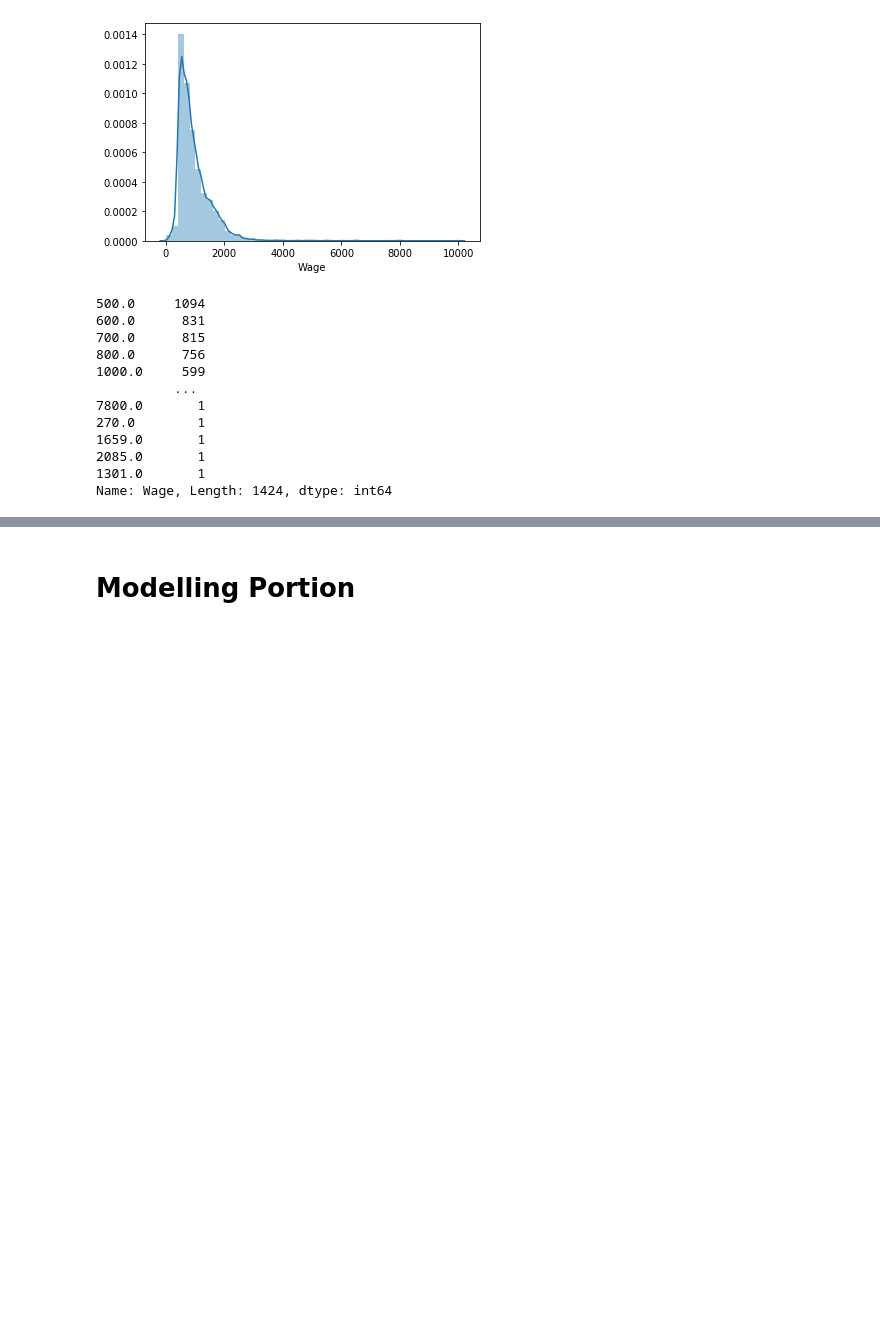
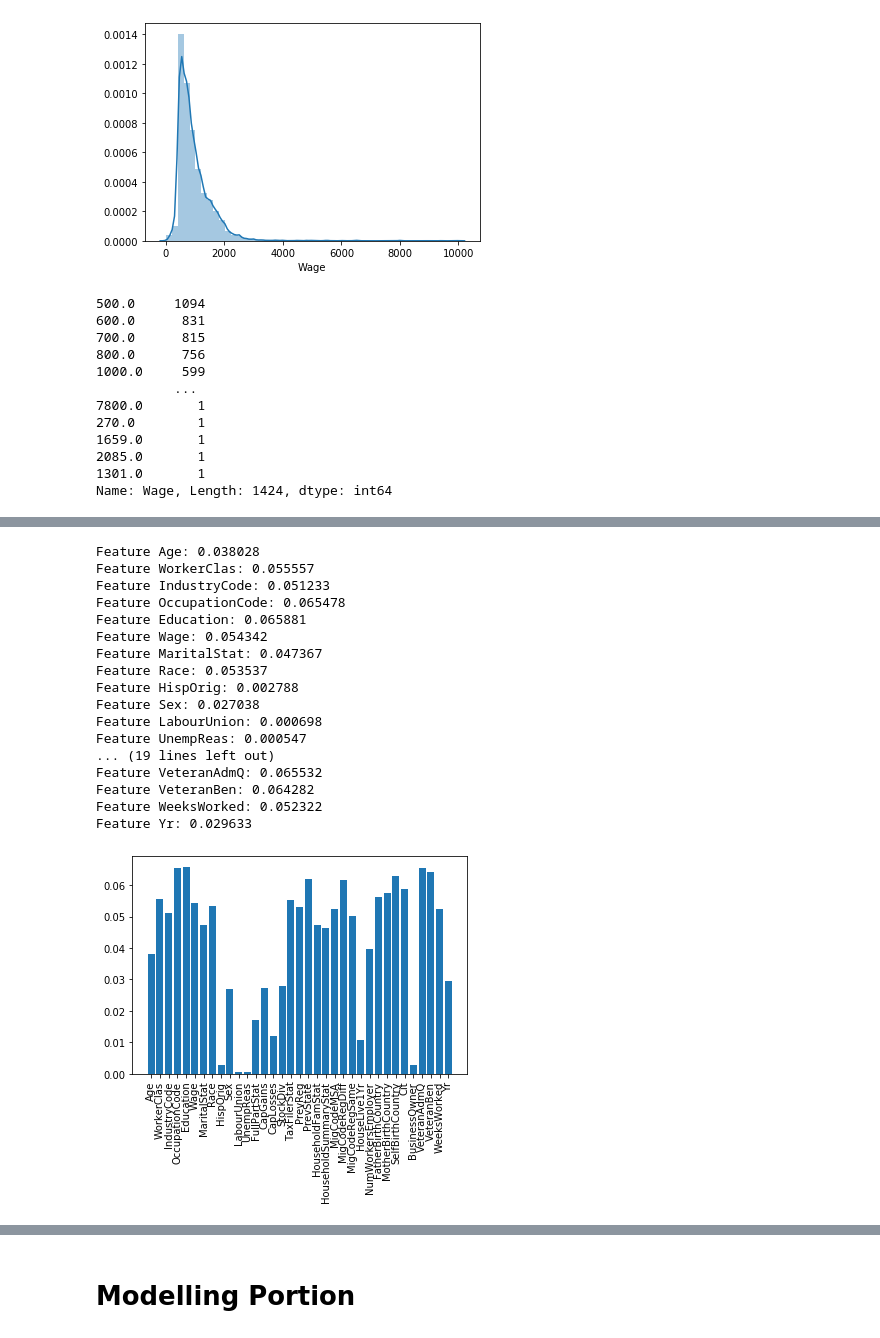
Before and after one commit to shaunmalti/Dataiku_Problem_2, a Jupyter notebook: Notebook.ipynb, the cells around one changed output, grey strips where cells are left out. Drawn from its saved outputs; the diff is of its cells as text; code cells hidden in the pictures; blank space fills up the shorter version.

```diff
--- a/Notebook.ipynb
+++ b/Notebook.ipynb
@@ -732,0 +861,33 @@ Early stopping, best iteration is:
+# %%
+def mutualInfoRanking(x_data, y_data):
+    # using mutual information feature selection
+    selector = SelectKBest(score_func=mutual_info_classif, k='all')
+    selector.fit(x_data, y_data)
+    selector.transform(x_data)
+    for i in range(len(selector.scores_)):
+        print('Feature %s: %f' % (x_data.columns.values[i], selector.scores_[i]))
+
+    bar = plt.bar([i for i in range(len(selector.scores_))], selector.scores_)
+    plt.xticks(ticks=np.arange(len(x_data.columns.values)), labels=x_data.columns.values, rotation=90)
+    plt.show()
+
+mutualInfoRanking(df_rank_test, df_rank_test_y)
+# %% [output]
+Feature Age: 0.038028
+Feature WorkerClas: 0.055557
+Feature IndustryCode: 0.051233
+Feature OccupationCode: 0.065478
+Feature Education: 0.065881
+Feature Wage: 0.054342
+Feature MaritalStat: 0.047367
+Feature Race: 0.053537
+Feature HispOrig: 0.002788
+Feature Sex: 0.027038
+Feature LabourUnion: 0.000698
+Feature UnempReas: 0.000547
+... (19 lines left out)
+Feature VeteranAdmQ: 0.065532
+Feature VeteranBen: 0.064282
+Feature WeeksWorked: 0.052322
+Feature Yr: 0.029633
+[figure, added]
```
Also changed, not shown: parts of 21 cells of this notebook.
